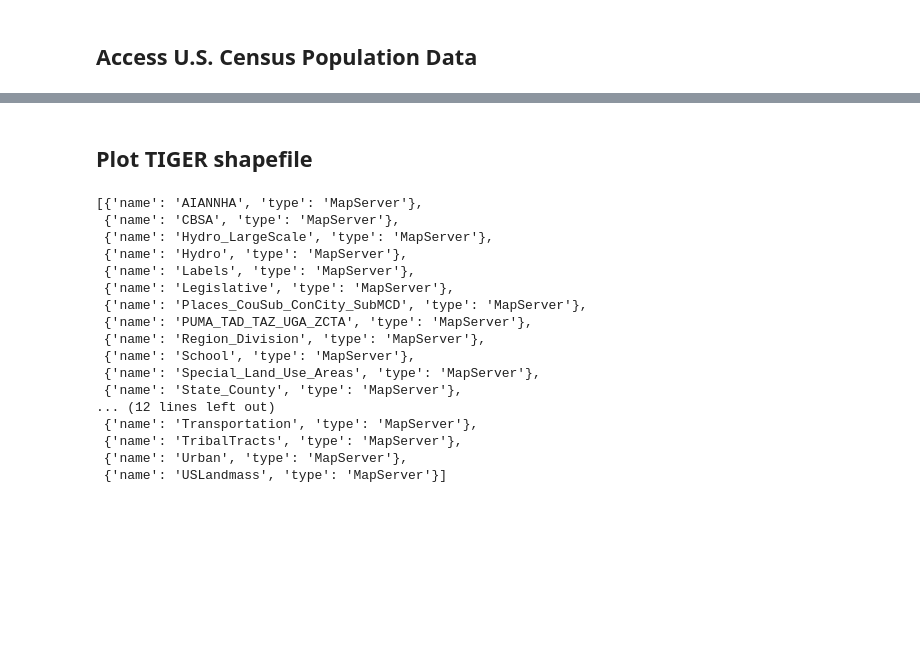
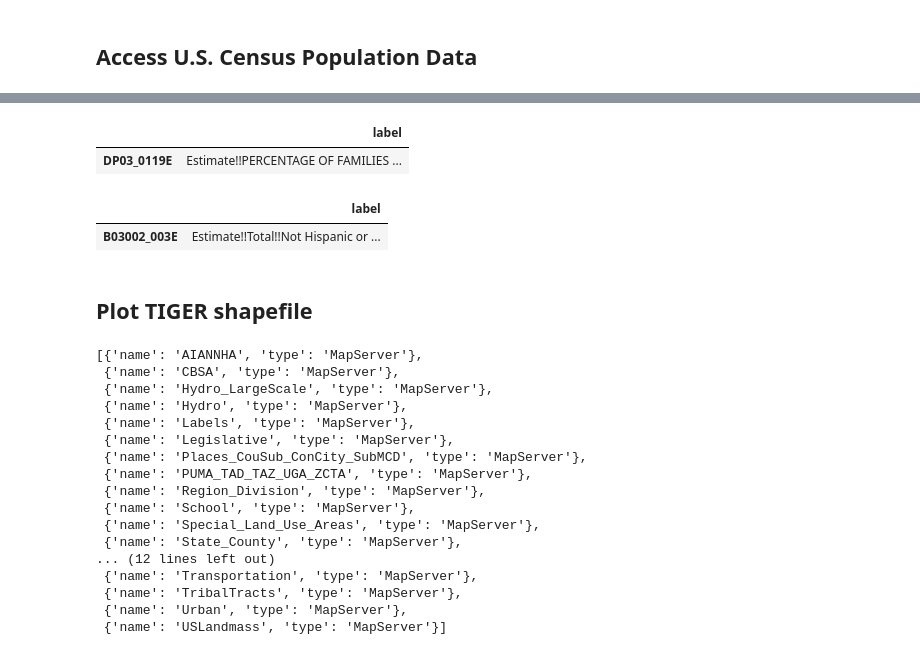
Before and after one commit to zstatmanweil/EJ-analysis-map, a Jupyter notebook: Census.ipynb, the cells around one changed output, grey strips where cells are left out. Cells and saved outputs as stored; diff of their text form; code cells hidden in the pictures; blank space fills up the shorter version.

Commit message:
Identified census data of interest

```diff
--- a/Census.ipynb
+++ b/Census.ipynb
@@ -56,5 +50,5 @@ cen.explorer.explain(datasetST)
 # %%
-# Establish a connection with the desired APA
-conDP = cen.base.Connection(datasetDP)
-conDP
+# Establish a connection with the Detailed Tables API
+conDT = cen.base.Connection(datasetDT)
+conDT
 # %% [output]
@@ -92,3 +62,26 @@ cols = con.varslike('DP03_\S+')
+# %%
+# Select percent of people below the poverty line
+cols_DP = ['DP03_0119E']
+
+# Select white population
+cols_DT = ['B03002_003E']
+# %%
+#Explore the columns from the Data Profiles dataset
+cols_detail_DP=pd.DataFrame(conDP.variables.loc[cols_DP].label)
+cols_detail_DP
+#Columns can be explored more here: https://api.census.gov/data/2017/acs/acs5/profile/groups.html
+# %% [output]
+|  | label |
+| DP03_0119E | Estimate!!PERCENTAGE OF FAMILIES ... |
+# %%
+#Explore the columns from the Detailed Tables dataset
+cols_detail_DP
+cols_detail_DT=pd.DataFrame(conDT.variables.loc[cols_DT].label)
+cols_detail_DT
+#Columsn can be explored more here: https://api.census.gov/data/2017/acs/acs5/groups/B03002.html
+# %% [output]
+|  | label |
+| B03002_003E | Estimate!!Total!!Not Hispanic or ... |
 # %% [markdown]
 ## Plot TIGER shapefile
 # %%
```
Also changed, not shown: parts of 6 cells of this notebook.
